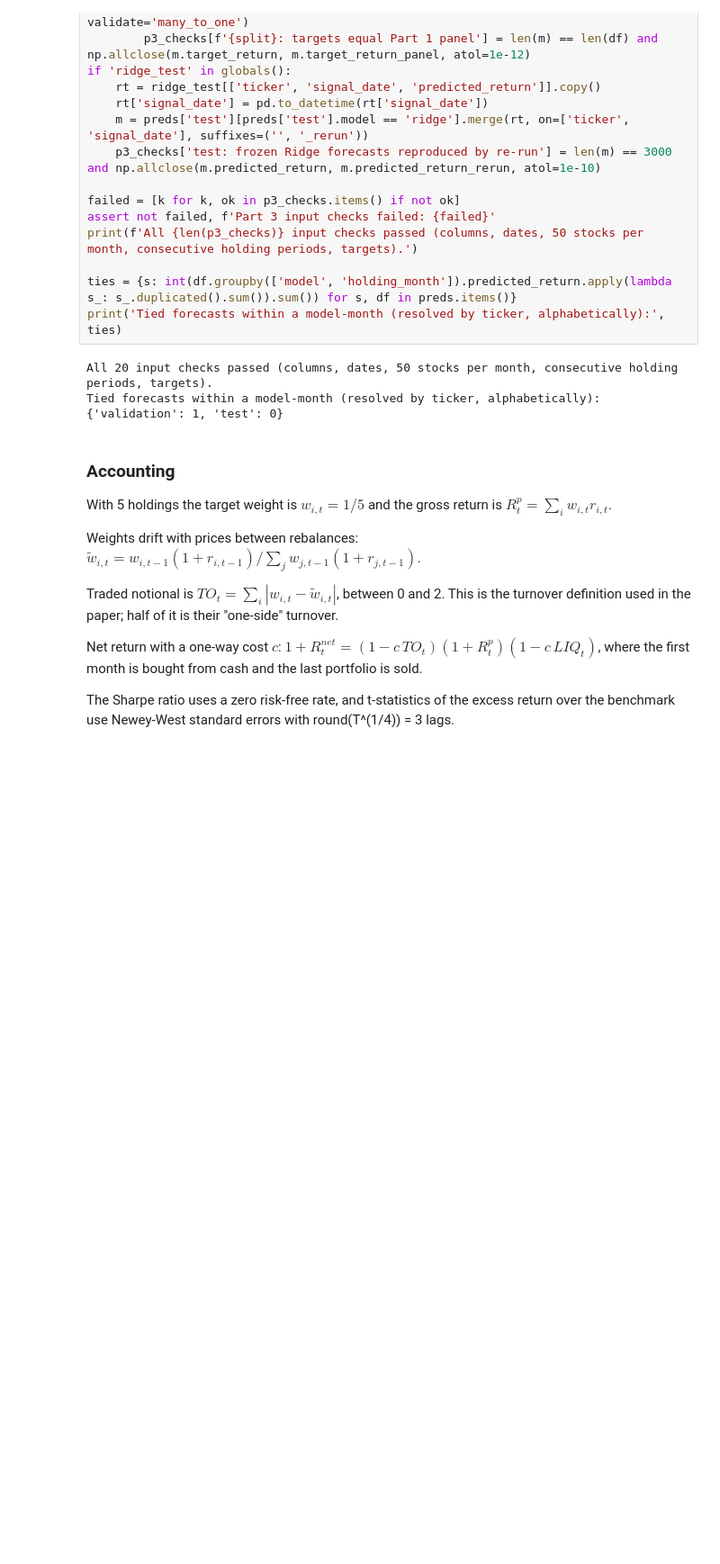
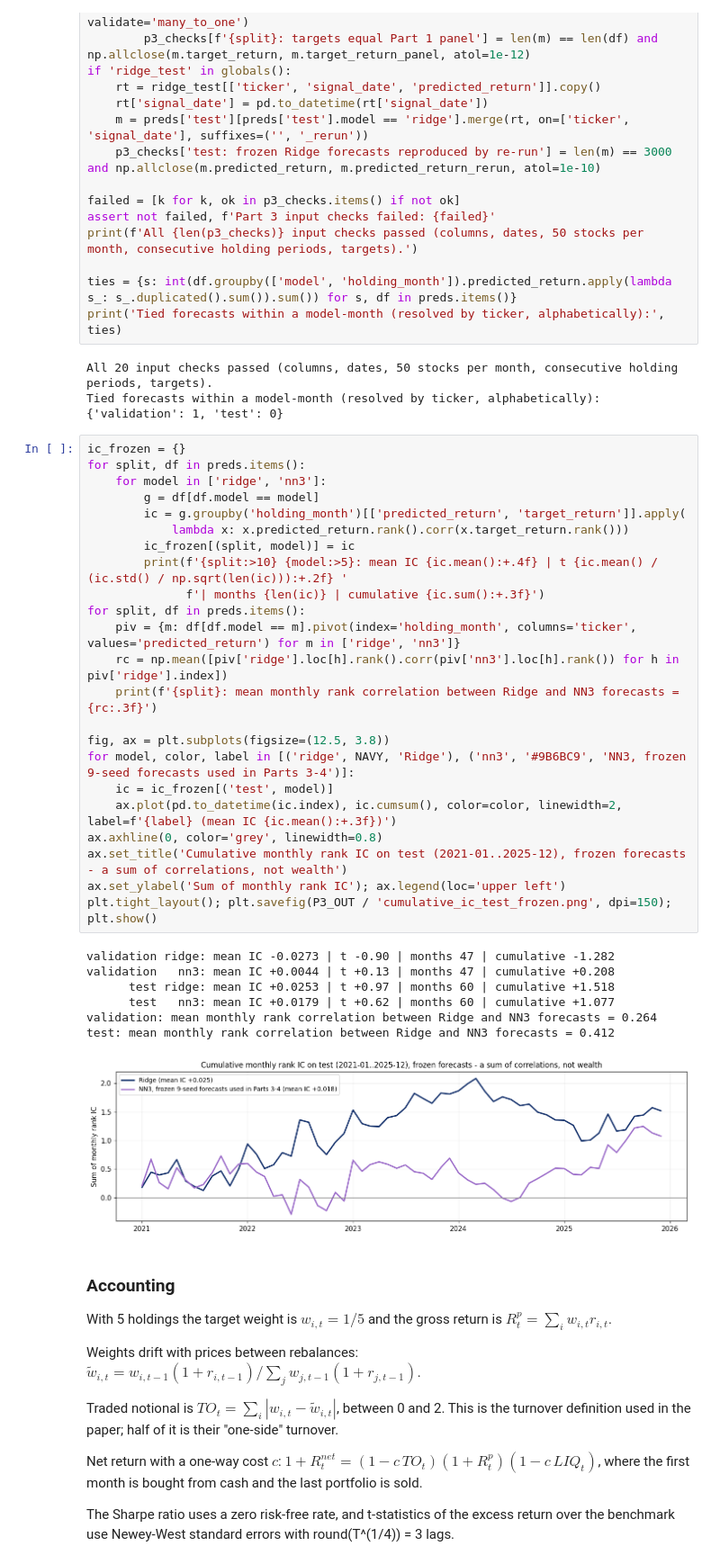
Before and after one commit to kodallline/machine-learning-stock-returns-group17, a Jupyter notebook: Group17_Final_Research_Notebook.ipynb, the cells around one changed output. Shown at 90% size. Saved outputs shown, nothing was run; the diff lists cells and outputs as text; blank space fills up the shorter version.

```diff
--- a/Group17_Final_Research_Notebook.ipynb
+++ b/Group17_Final_Research_Notebook.ipynb
@@ -1210,6 +1225,37 @@ print('Tied forecasts within a model-month (resolved by ticker, alphabetically):
 # %% [output]
 All 20 input checks passed (columns, dates, 50 stocks per month, consecutive holding periods, targets).
 Tied forecasts within a model-month (resolved by ticker, alphabetically): {'validation': 1, 'test': 0}
+# %%
+ic_frozen = {}
+for split, df in preds.items():
+    for model in ['ridge', 'nn3']:
+        g = df[df.model == model]
+        ic = g.groupby('holding_month')[['predicted_return', 'target_return']].apply(
+            lambda x: x.predicted_return.rank().corr(x.target_return.rank()))
+        ic_frozen[(split, model)] = ic
+        print(f'{split:>10} {model:>5}: mean IC {ic.mean():+.4f} | t {ic.mean() / (ic.std() / np.sqrt(len(ic))):+.2f} '
+              f'| months {len(ic)} | cumulative {ic.sum():+.3f}')
+for split, df in preds.items():
+    piv = {m: df[df.model == m].pivot(index='holding_month', columns='ticker', values='predicted_return') for m in ['ridge', 'nn3']}
+    rc = np.mean([piv['ridge'].loc[h].rank().corr(piv['nn3'].loc[h].rank()) for h in piv['ridge'].index])
+    print(f'{split}: mean monthly rank correlation between Ridge and NN3 forecasts = {rc:.3f}')
+
+fig, ax = plt.subplots(figsize=(12.5, 3.8))
+for model, color, label in [('ridge', NAVY, 'Ridge'), ('nn3', '#9B6BC9', 'NN3, frozen 9-seed forecasts used in Parts 3-4')]:
+    ic = ic_frozen[('test', model)]
+    ax.plot(pd.to_datetime(ic.index), ic.cumsum(), color=color, linewidth=2, label=f'{label} (mean IC {ic.mean():+.3f})')
+ax.axhline(0, color='grey', linewidth=0.8)
+ax.set_title('Cumulative monthly rank IC on test (2021-01..2025-12), frozen forecasts - a sum of correlations, not wealth')
+ax.set_ylabel('Sum of monthly rank IC'); ax.legend(loc='upper left')
+plt.tight_layout(); plt.savefig(P3_OUT / 'cumulative_ic_test_frozen.png', dpi=150); plt.show()
+# %% [output]
+validation ridge: mean IC -0.0273 | t -0.90 | months 47 | cumulative -1.282
+validation   nn3: mean IC +0.0044 | t +0.13 | months 47 | cumulative +0.208
+      test ridge: mean IC +0.0253 | t +0.97 | months 60 | cumulative +1.518
+      test   nn3: mean IC +0.0179 | t +0.62 | months 60 | cumulative +1.077
+validation: mean monthly rank correlation between Ridge and NN3 forecasts = 0.264
+test: mean monthly rank correlation between Ridge and NN3 forecasts = 0.412
+[figure, added]
 # %% [markdown]
 ### Accounting
 
```
Also changed, not shown: parts of 11 cells of this notebook.
